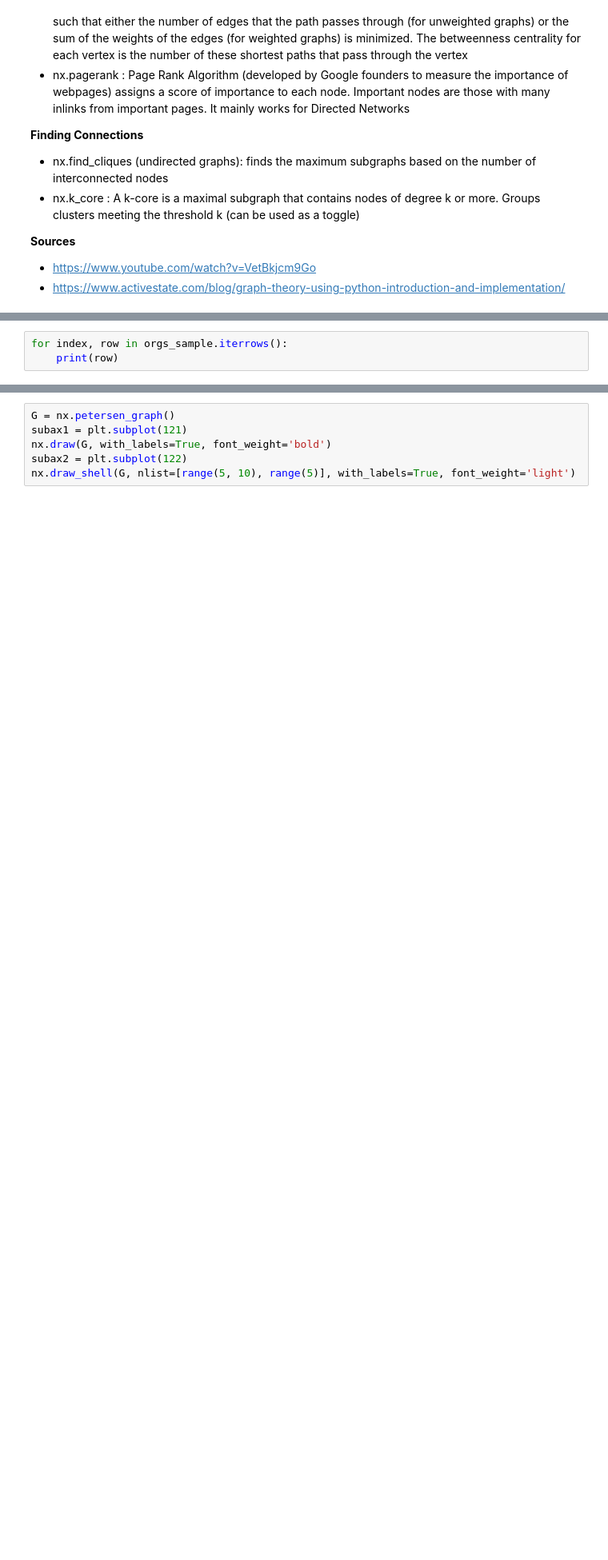
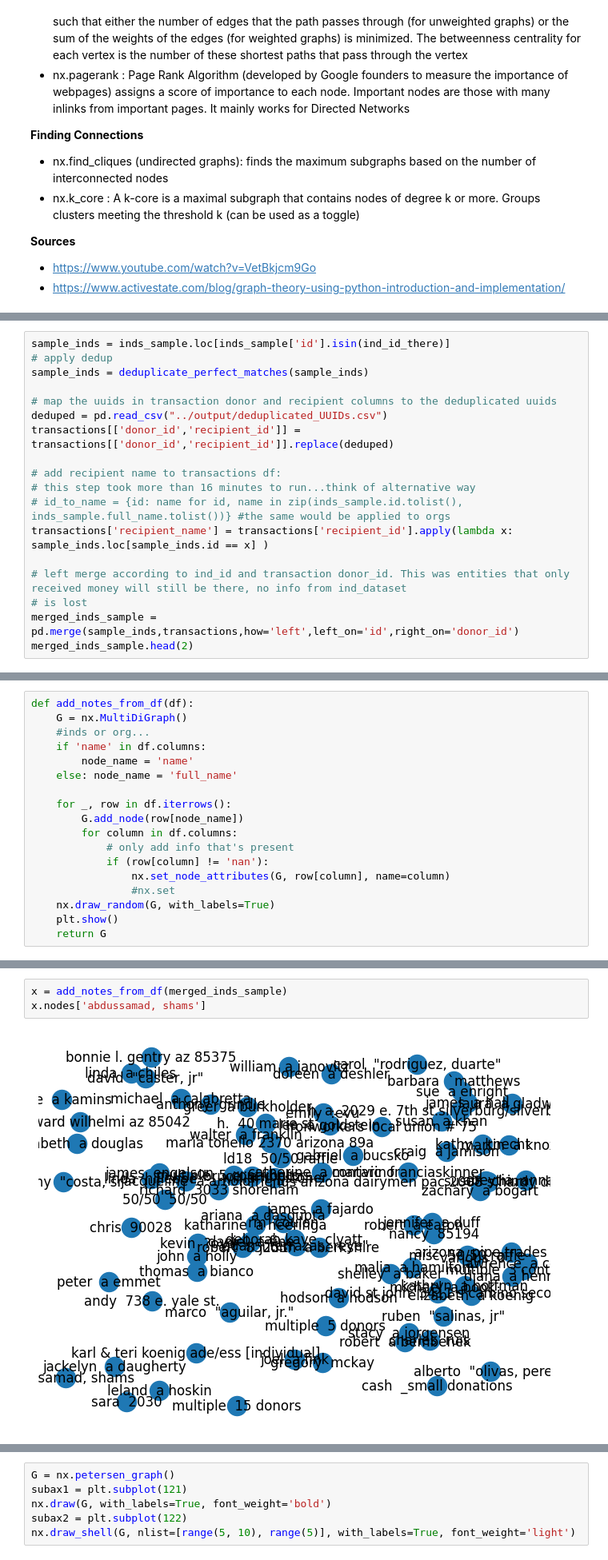
Before and after one commit to uchicago-dsi/climate-cabinet-campaign-finance-tracker, a Jupyter notebook: notebooks/Test.ipynb, the cells around one changed output, grey strips where cells are left out. Shown: that part at 80% size. Cells and saved outputs as stored; diff of their text form; blank space fills up the shorter version.

```diff
--- a/notebooks/Test.ipynb
+++ b/notebooks/Test.ipynb
@@ -84,3 +128,0 @@ orgs_sample.head(5)
-# %%
-for index, row in orgs_sample.iterrows():
-    print(row)
@@ -104,0 +150,18 @@ Name: 854930, dtype: object
+# %%
+sample_inds = inds_sample.loc[inds_sample['id'].isin(ind_id_there)]
+# apply dedup
+sample_inds = deduplicate_perfect_matches(sample_inds)
+
+# map the uuids in transaction donor and recipient columns to the deduplicated uuids
+deduped = pd.read_csv("../output/deduplicated_UUIDs.csv")
+transactions[['donor_id','recipient_id']] = transactions[['donor_id','recipient_id']].replace(deduped)
+
+# add recipient name to transactions df:
+# this step took more than 16 minutes to run...think of alternative way
+# id_to_name = {id: name for id, name in zip(inds_sample.id.tolist(), inds_sample.full_name.tolist())} #the same would be applied to orgs
+transactions['recipient_name'] = transactions['recipient_id'].apply(lambda x: sample_inds.loc[sample_inds.id == x] )
+
+# left merge according to ind_id and transaction donor_id. This was entities that only received money will still be there, no info from ind_dataset
+# is lost
+merged_inds_sample = pd.merge(sample_inds,transactions,how='left',left_on='id',right_on='donor_id')
+merged_inds_sample.head(2)
@@ -104,0 +177,18 @@ Name: 854930, dtype: object
+# %%
+def add_notes_from_df(df):
+    G = nx.MultiDiGraph()
+    #inds or org...
+    if 'name' in df.columns:
+        node_name = 'name'
+    else: node_name = 'full_name'
+
+    for _, row in df.iterrows():
+        G.add_node(row[node_name])
+        for column in df.columns:
+            # only add info that's present
+            if (row[column] != 'nan'):
+                nx.set_node_attributes(G, row[column], name=column)
+                #nx.set
+    nx.draw_random(G, with_labels=True)
+    plt.show()
+    return G
@@ -104,0 +211,5 @@ Name: 854930, dtype: object
+# %%
+x = add_notes_from_df(merged_inds_sample)
+x.nodes['abdussamad, shams']
+# %% [output]
+[figure, added]
```
Also changed, not shown: parts of 27 cells of this notebook, 2 other files.
